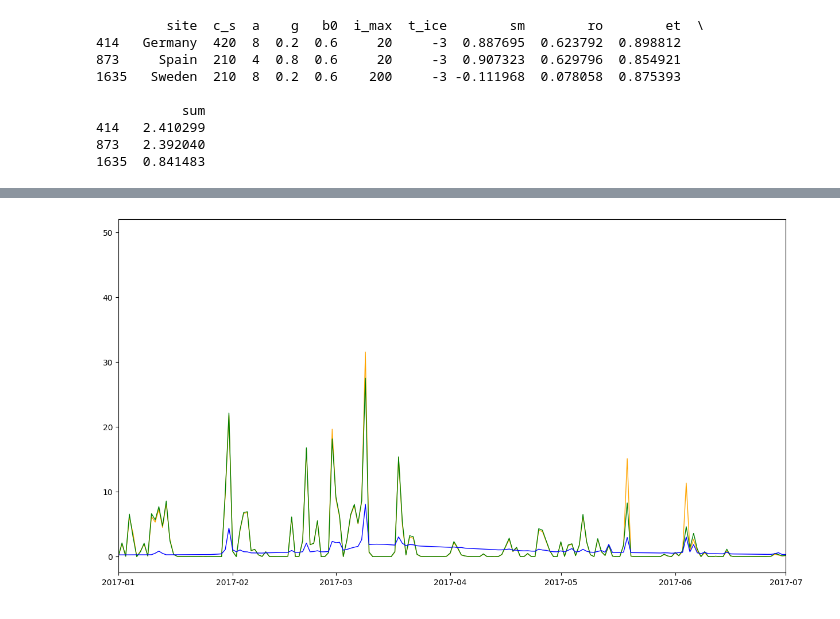
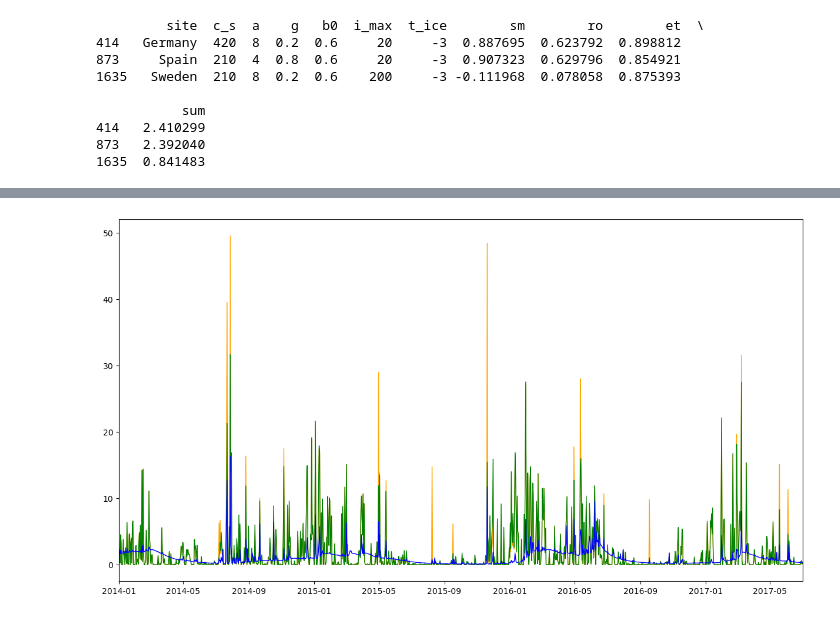
Before and after one commit to emorl/Earth-System-Modelling, a Jupyter notebook: surface_runoff_swbm_colab.ipynb, the cells around one changed output, grey strips where cells are left out. Cells and saved outputs as stored; diff of their text form; code cells hidden in the pictures.

```diff
--- a/surface_runoff_swbm_colab.ipynb
+++ b/surface_runoff_swbm_colab.ipynb
@@ -163,6 +163,7 @@ data_all = {
 
 # Zeitfilter
 def filter_2008_2013(df):
+    df = df.copy()
     df['time'] = pd.to_datetime(df['time'])
     return df[(df['time'].dt.year >= 2008) & (df['time'].dt.year <= 2013)]
 
@@ -304,3 +304,11 @@ top3.to_csv("top3_results_2008_2013.csv", index=False)
 414   2.410299
 873   2.392040
 1635  0.841483
+# %%
+best_params = (
+    top3
+    .set_index("site")[["c_s","a","g","b0","i_max","t_ice"]]
+    .to_dict(orient="index")
+)
+
+print(best_params)
@@ -307,39 +317,21 @@ top3.to_csv("top3_results_2008_2013.csv", index=False)
 # %%
-
-# Daten laden
-data_all = {
-    'Germany': pd.read_csv("https://raw.githubusercontent.com/emorl/Earth-System-Modelling/main/data/Data_swbm_Germany_new.csv"),
-    'Spain': pd.read_csv("https://raw.githubusercontent.com/emorl/Earth-System-Modelling/main/data/Data_swbm_Spain_new.csv"),
-    'Sweden': pd.read_csv("https://raw.githubusercontent.com/emorl/Earth-System-Modelling/main/data/Data_swbm_Sweden_new.csv"),
-}
-
-# Zeitfilter 2014–2018
+# Zeitfilter 2014 - 2018
 def filter_2014_2018(df):
+    df = df.copy()
     df['time'] = pd.to_datetime(df['time'])
     return df[(df['time'].dt.year >= 2014) & (df['time'].dt.year <= 2018)]
-df_filtered = filter_2014_2018(df).reset_index(drop=True)
-
-# Beste Parameter pro Land
-best_params = {
-    'Germany': {'c_s':420, 'a':8, 'g':0.2, 'b0':0.6, 'i_max':20, 't_ice':-3},
-    'Spain':   {'c_s':210, 'a':4, 'g':0.8, 'b0':0.6, 'i_max':20, 't_ice':-3},
-    'Sweden':  {'c_s':210, 'a':8, 'g':0.2, 'b0':0.6, 'i_max':200,'t_ice':-3}
-}
 
 results = []
 
-# Iteration über Länder
 for site, df in data_all.items():
 
-    df_filtered = df_filtered
+    df_filtered = filter_2014_2018(df).reset_index(drop=True)
     df_prepro = prepro(df_filtered)
 
     config = best_params[site]
 
-    # Modell laufen lassen
     sm_model, ro_model, et_model, ro_s, ro_h, ro_ice = predict_ts(df_prepro, config)
 
-    # Korrelation berechnen
     corrs = model_correlation(
         df_prepro,
         (sm_model, ro_model, et_model)
@@ -351,10 +343,7 @@ for site, df in data_all.items():
         **corrs
     })
 
-# Ergebnisse speichern
 df_results_2014_2018 = pd.DataFrame(results)
-df_results_2014_2018.to_csv("model_results_2014_2018.csv", index=False)
-
 print(df_results_2014_2018)
 # %% [output]
       site  c_s  a    g   b0  i_max  t_ice        sm        ro        et  \
@@ -424,32 +416,32 @@ def filter_2014_2018(df):
 data_prepro = filter_2014_2018(data_prepro_DE).reset_index(drop=True)
 
 # Define initial parameters
 config_DE = {
     'c_s': 420,    # soil water holding capacity in mm, cs = 210mm, 420mm, 840mm
     'a': 8,        # runoff function shape α, α = 2,4,8
     'g': 0.2,      # ET function shape γ, γ = 0.2, 0.5, 0.8
     'b0': 0.6,     # maximum of ET function β, β = 0.4, 0.6, 0.8
     'i_max': 20,    # max infiltrationsrate zwischen 20 mm/day und unendlich
     't_ice': -3     # temp for freezing soil
 }
 
 moisture, runoff, et_flux, runoff_s, runoff_h, runoff_ice = predict_ts(data_prepro, config_DE)
 
 moisture_old, runoff_old, et_flux_old, = predict_old(data_prepro, config_DE)
 
 
 # Create a wider figure
 plt.figure(figsize=(15, 8))
 
 # Plot lines with thinner width
 plt.plot(data_prepro['time'], runoff, color='orange', linewidth=1)
 plt.plot(data_prepro['time'], runoff_old, color='green', linewidth=1)
 plt.plot(data_prepro['time'], data_prepro['ro'], color='blue', linewidth=1)
-plt.xlim(pd.Timestamp('2017-01-01'), pd.Timestamp('2017-07-01'))
+plt.xlim(pd.Timestamp('2014-01-01'), pd.Timestamp('2017-07-01'))
 
 #plt.plot(data_prepro['time'], runoff - runoff_old, color='black', linewidth=1)
 
 
 plt.show()
 # %% [output]
-[figure, old version]
+[figure, new version]
```
Also changed, not shown: parts of 6 cells of this notebook, 1 other file.
